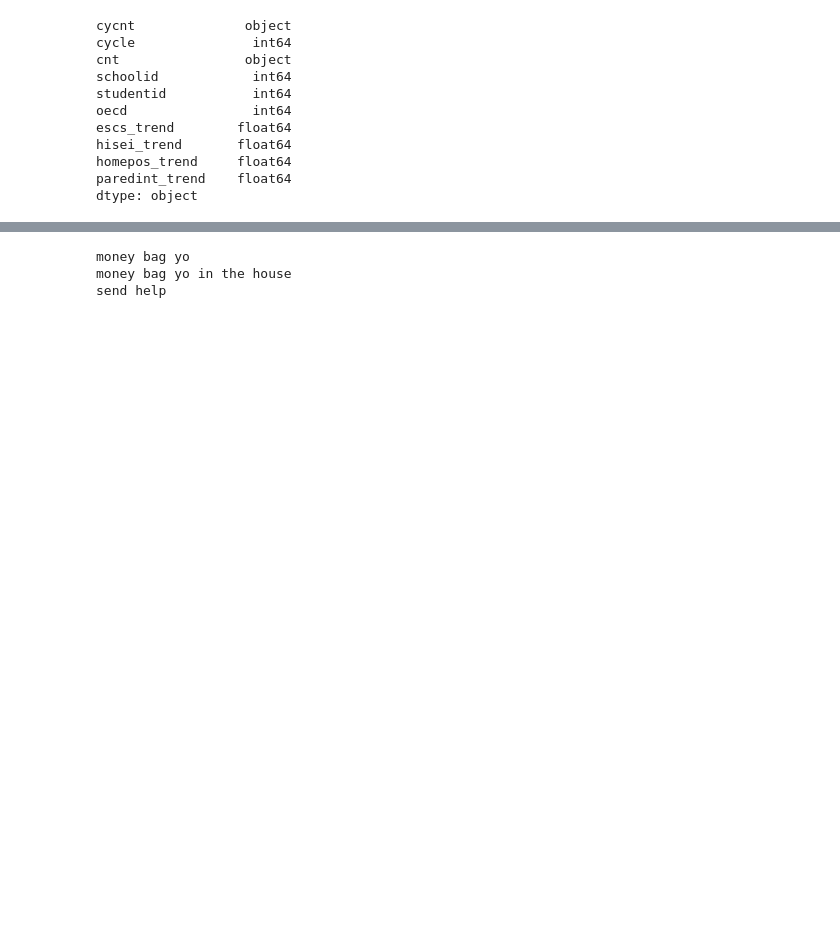
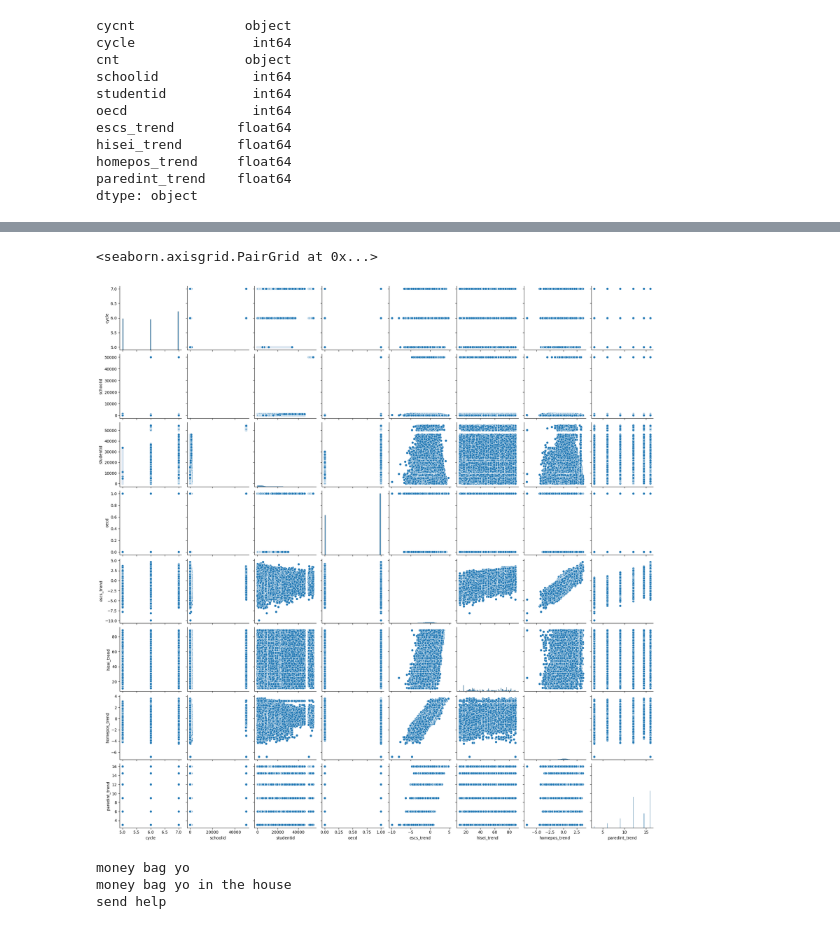
Before and after one commit to anitajn86/DATA-MINING-AND-ANALYTICS, a Jupyter notebook: PRACTICE 1/escsdata.ipynb, the cells around one changed output, grey strips where cells are left out. Saved outputs shown, nothing was run; the diff lists cells and outputs as text; code cells hidden in the pictures; blank space fills up the shorter version.

Commit message:
A pairplot of escs data

```diff
--- a/PRACTICE 1/escsdata.ipynb
+++ b/PRACTICE 1/escsdata.ipynb
@@ -362,3 +364,8 @@ KeyError: ('homepos_trend', 'cycnt')
+# %%
+sb.pairplot(escsdata)
+# %% [output]
+<seaborn.axisgrid.PairGrid at 0x...>
+[figure, added]
 # %%
 print('money bag yo')
 print('money bag yo in the house')
```
Also changed, not shown: parts of 10 cells of this notebook.
